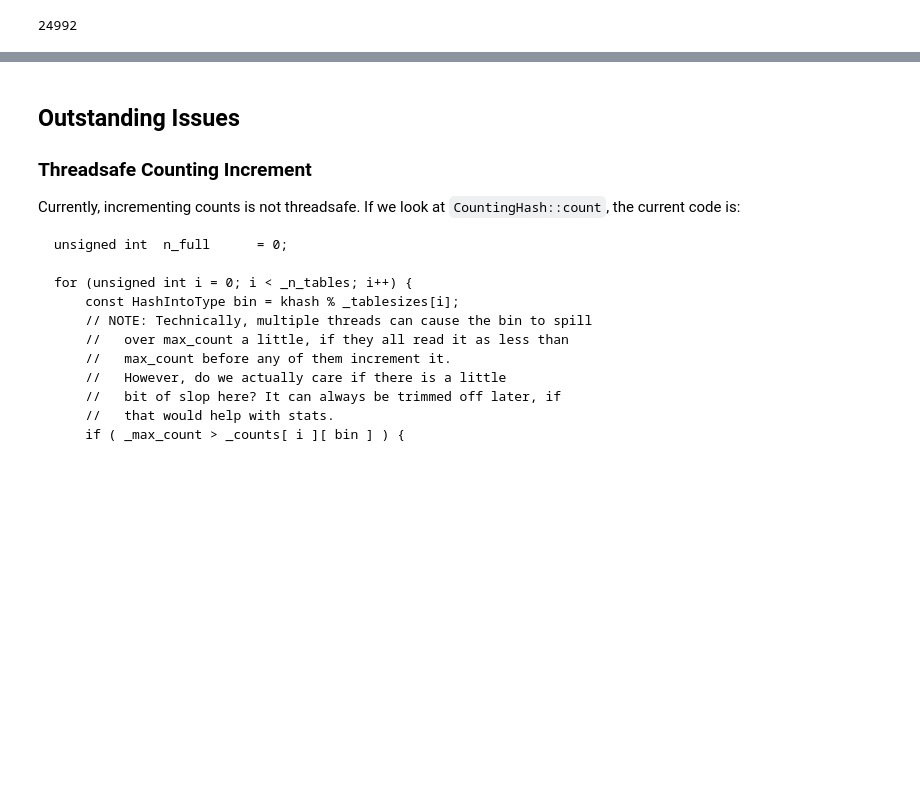
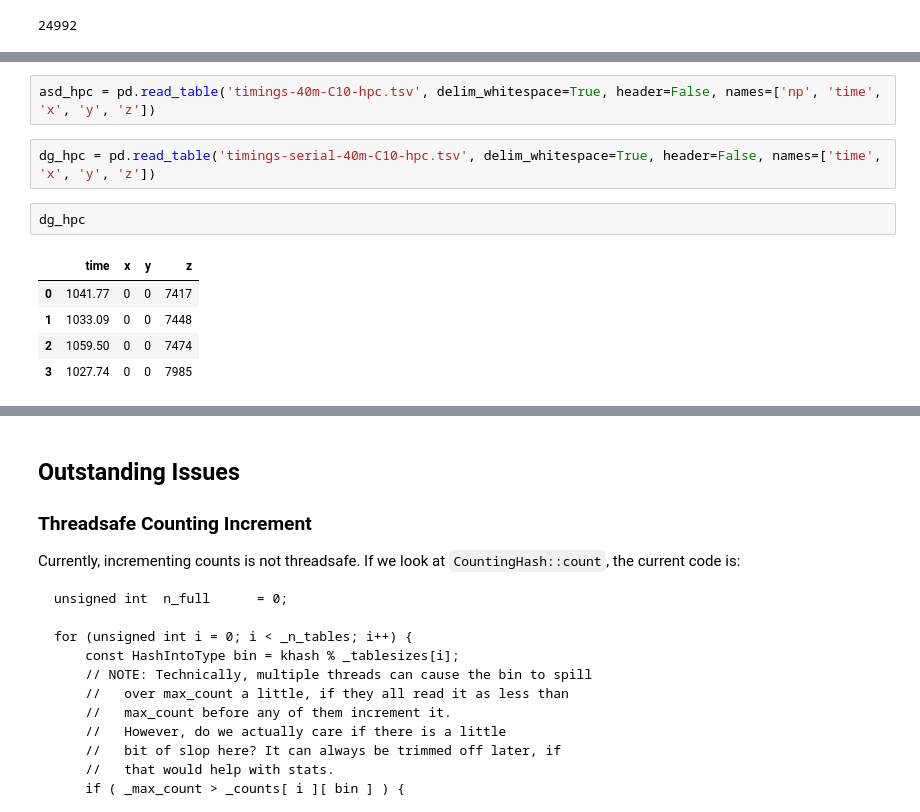
Before and after one commit to camillescott/khmer-metrics, a Jupyter notebook: khmer_parallel_metrics.ipynb, the cells around one changed output, grey strips where cells are left out. Drawn from its saved outputs; the diff is of its cells as text; blank space fills up the shorter version.

```diff
--- a/khmer_parallel_metrics.ipynb
+++ b/khmer_parallel_metrics.ipynb
@@ -423,0 +445,12 @@ max(vals)
+# %%
+asd_hpc = pd.read_table('timings-40m-C10-hpc.tsv', delim_whitespace=True, header=False, names=['np', 'time', 'x', 'y', 'z'])
+# %%
+dg_hpc = pd.read_table('timings-serial-40m-C10-hpc.tsv', delim_whitespace=True, header=False, names=['time', 'x', 'y', 'z'])
+# %%
+dg_hpc
+# %% [output]
+|  | time | x | y | z |
+| 0 | 1041.77 | 0 | 0 | 7417 |
+| 1 | 1033.09 | 0 | 0 | 7448 |
+| 2 | 1059.50 | 0 | 0 | 7474 |
+| 3 | 1027.74 | 0 | 0 | 7985 |
```
Also changed, not shown: parts of 6 cells of this notebook, 8 other files.
